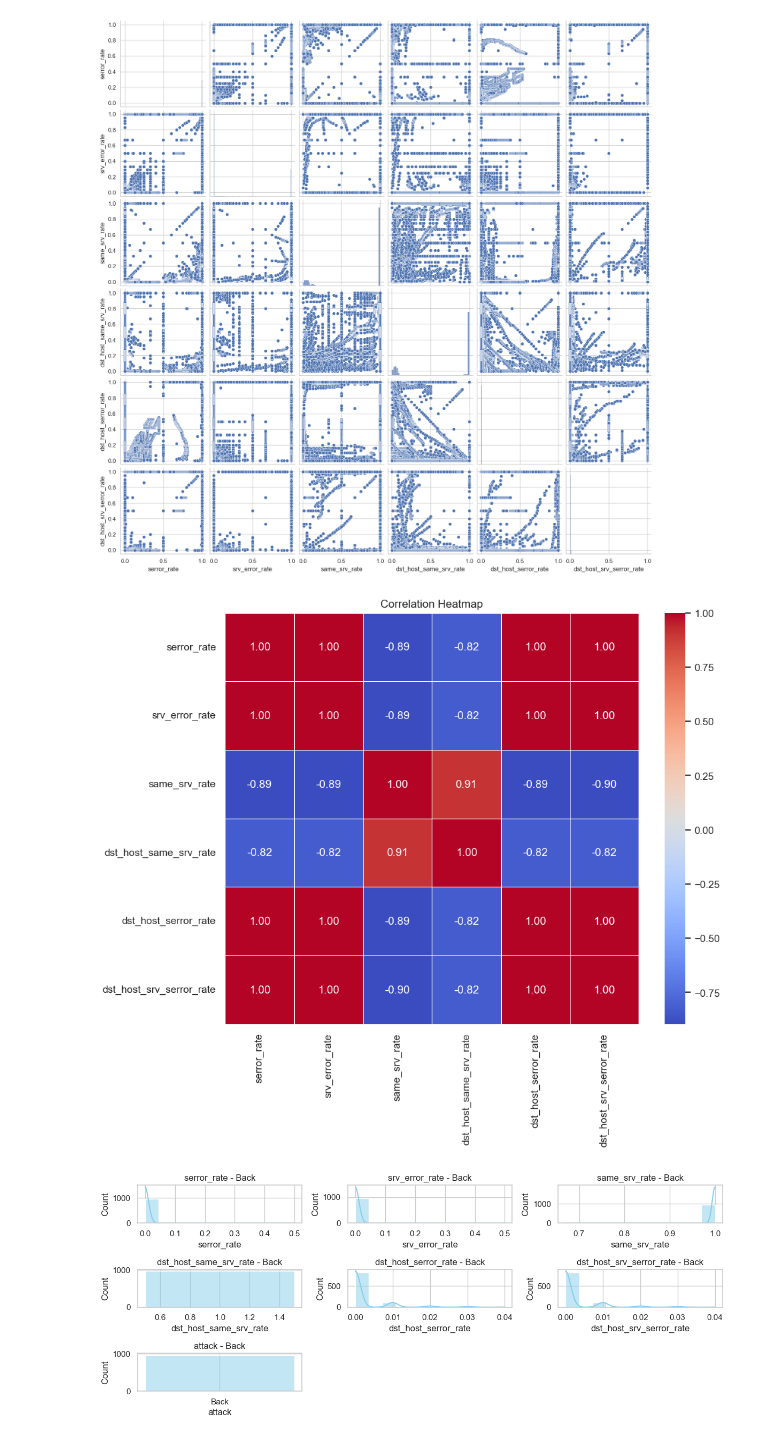
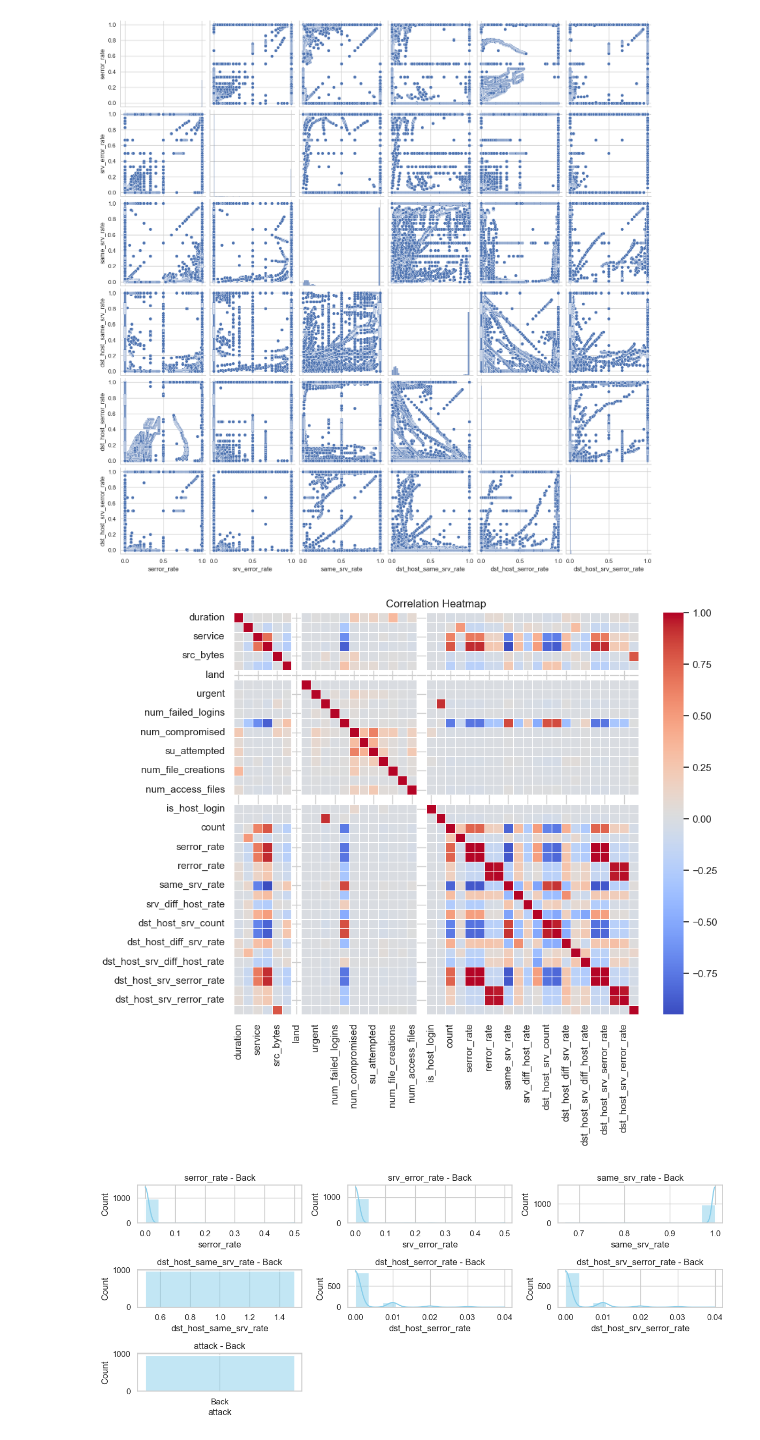
Before and after one commit to Sothirich/data_science_cyber-data-set, a Jupyter notebook: 2. Data-Exploration.ipynb, the cells around one changed output. Saved outputs shown, nothing was run; the diff lists cells and outputs as text; code cells hidden in the pictures.

```diff
--- a/2. Data-Exploration.ipynb
+++ b/2. Data-Exploration.ipynb
@@ -179,17 +179,20 @@ plt.show()
 # %% [output]
 The figure layout has changed to tight
 [figure]
+# %%
+df_temp = df.drop('attack', axis=1)
 # %%
 # Create a correlation matrix
-correlation_matrix = df[numerical_columns].corr()
+
+correlation_matrix = df[df_temp.columns].corr()
 
 # Create a heatmap to visualize the correlation matrix
 plt.figure(figsize=(10, 8))
-sns.heatmap(correlation_matrix, annot=True, cmap='coolwarm', fmt='.2f', linewidths=0.5)
+sns.heatmap(correlation_matrix, annot=False, cmap='coolwarm', fmt='.2f', linewidths=0.5)
 plt.title("Correlation Heatmap")
 plt.show()
 # %% [output]
-[figure, old version]
+[figure, new version]
 # %%
 #Danet
 
```
Also changed, not shown: parts of 2 cells of this notebook.
